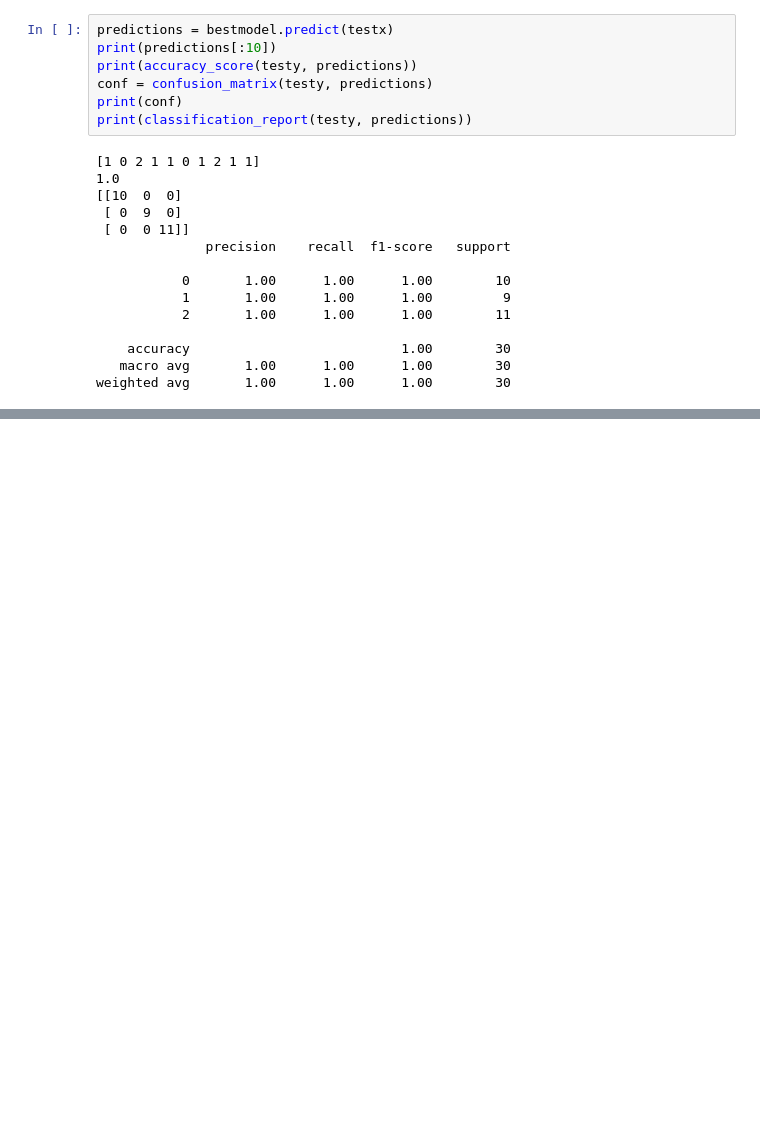
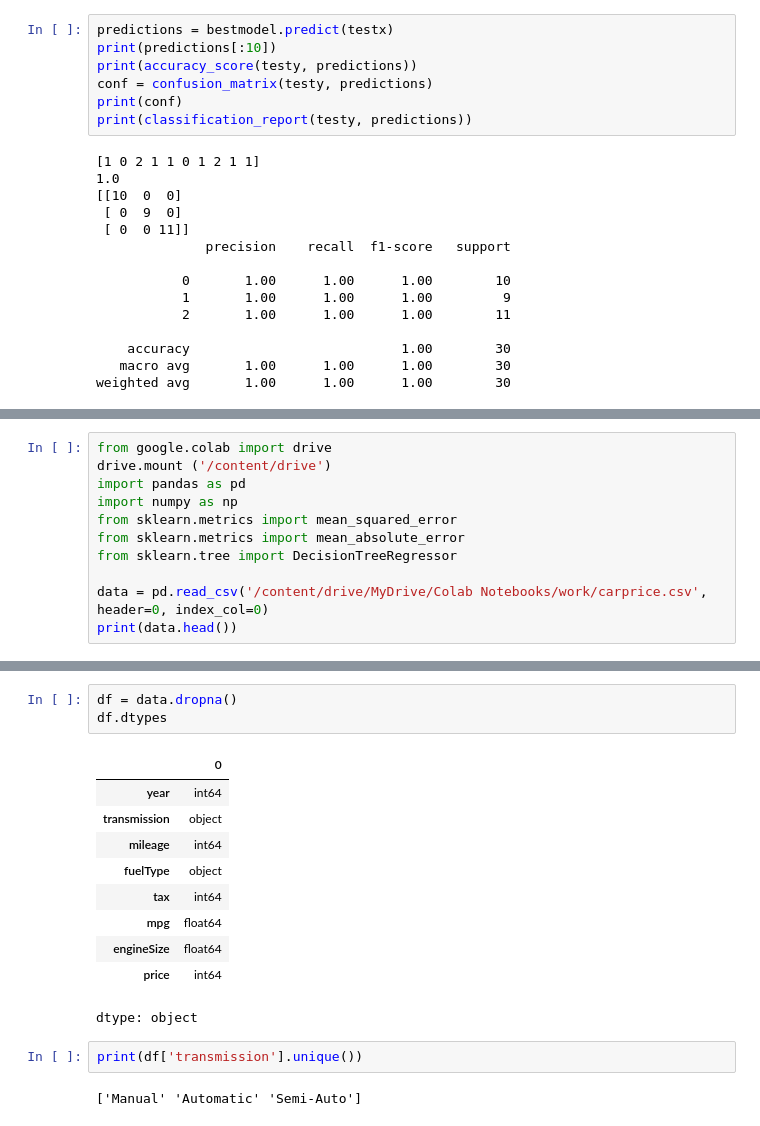
Before and after one commit to HongSeongMo/Bigdata_Analysis_Professional, a Jupyter notebook: 241029.ipynb, the cells around one changed output, grey strips where cells are left out. Drawn from its saved outputs; the diff is of its cells as text; blank space fills up the shorter version.

```diff
--- a/241029.ipynb
+++ b/241029.ipynb
@@ -61,0 +318,11 @@ weighted avg       1.00      1.00      1.00        30
+# %%
+from google.colab import drive
+drive.mount ('/content/drive')
+import pandas as pd
+import numpy as np
+from sklearn.metrics import mean_squared_error
+from sklearn.metrics import mean_absolute_error
+from sklearn.tree import DecisionTreeRegressor
+
+data = pd.read_csv('/content/drive/MyDrive/Colab Notebooks/work/carprice.csv', header=0, index_col=0)
+print(data.head())
@@ -61,0 +338,18 @@ weighted avg       1.00      1.00      1.00        30
+# %%
+df = data.dropna()
+df.dtypes
+# %% [output]
+|  | 0 |
+| year | int64 |
+| transmission | object |
+| mileage | int64 |
+| fuelType | object |
+| tax | int64 |
+| mpg | float64 |
+| engineSize | float64 |
+| price | int64 |
+dtype: object
+# %%
+print(df['transmission'].unique())
+# %% [output]
+['Manual' 'Automatic' 'Semi-Auto']
```
Also changed, not shown: parts of 13 cells of this notebook.
